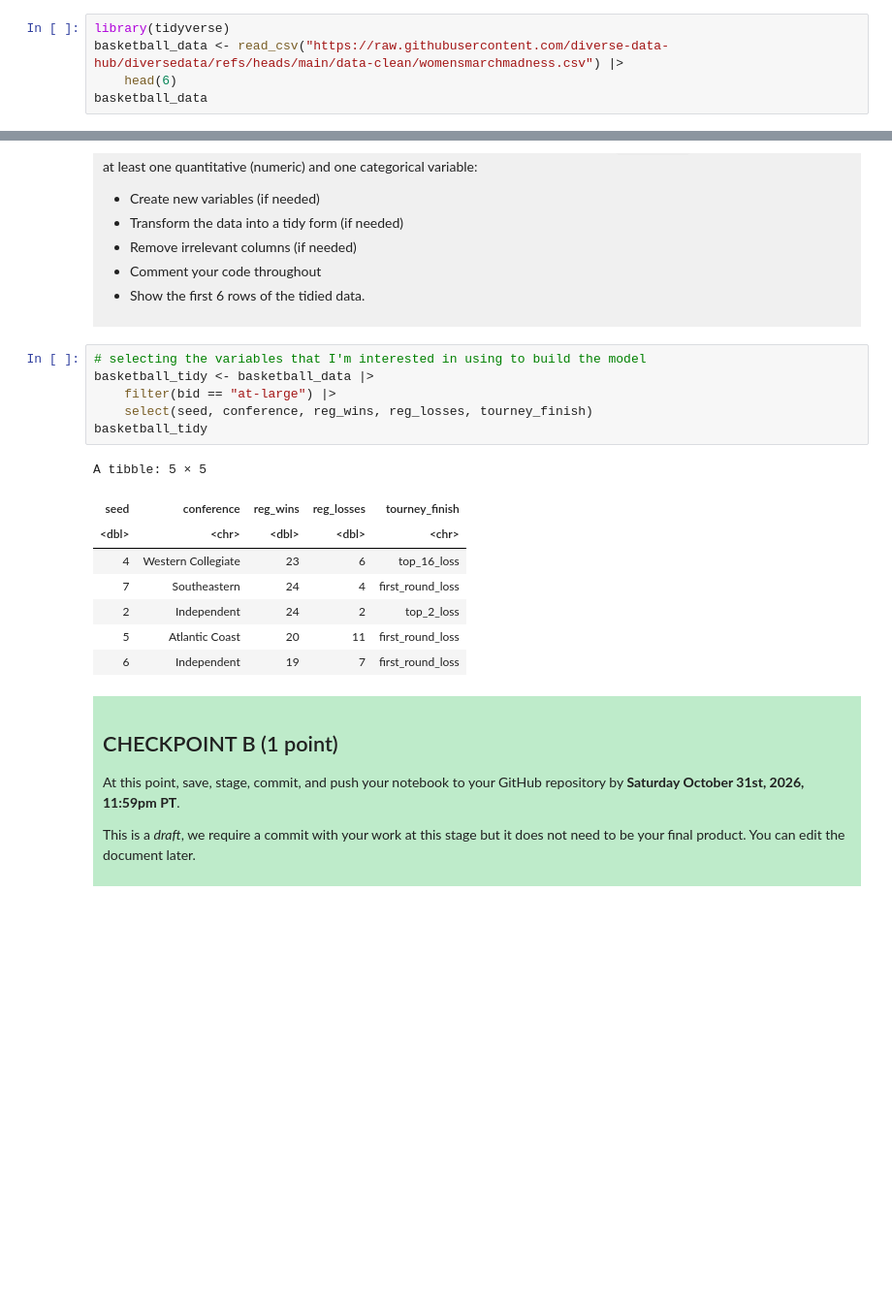
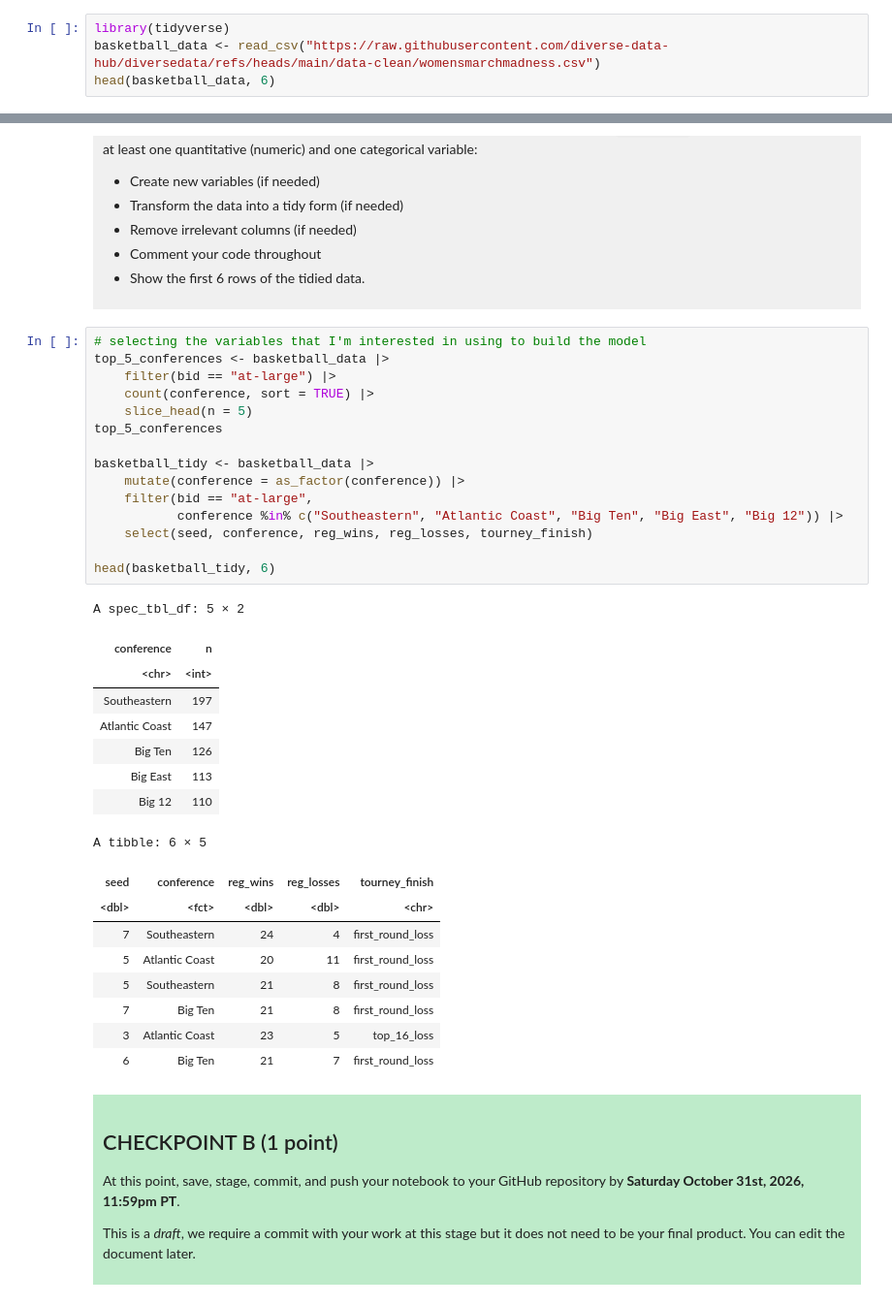
Before and after one commit to abbietwy/dsci-100-project-abbie-tong, a Jupyter notebook: dsci-100-project-notebook.ipynb, the cells around one changed output, grey strips where cells are left out. Shown at 97% size. Drawn from its saved outputs; the diff is of its cells as text; blank space fills up the shorter version.

```diff
--- a/dsci-100-project-notebook.ipynb
+++ b/dsci-100-project-notebook.ipynb
@@ -129,7 +129,6 @@ To help you with the analysis, here is a table of descriptions of each of the va
 </div>
 # %%
 library(tidyverse)
-basketball_data <- read_csv("https://raw.githubusercontent.com/diverse-data-hub/diversedata/refs/heads/main/data-clean/womensmarchmadness.csv") |>
-    head(6)
-basketball_data
+basketball_data <- read_csv("https://raw.githubusercontent.com/diverse-data-hub/diversedata/refs/heads/main/data-clean/womensmarchmadness.csv")
+head(basketball_data, 6)
 # %% [output]
@@ -220,19 +209,37 @@ Produce a tidy data set that could be used to answer your research question usin
 </div>
 # %%
 # selecting the variables that I'm interested in using to build the model
+top_5_conferences <- basketball_data |>
+    filter(bid == "at-large") |>
+    count(conference, sort = TRUE) |>
+    slice_head(n = 5)
+top_5_conferences
+
 basketball_tidy <- basketball_data |>
-    filter(bid == "at-large") |>
+    mutate(conference = as_factor(conference)) |>
+    filter(bid == "at-large",
+           conference %in% c("Southeastern", "Atlantic Coast", "Big Ten", "Big East", "Big 12")) |>
     select(seed, conference, reg_wins, reg_losses, tourney_finish)
-basketball_tidy
+
+head(basketball_tidy, 6)
 # %% [output]
-A tibble: 5 × 5
+A spec_tbl_df: 5 × 2
-| seed | conference | reg_wins | reg_losses | tourney_finish |
-| <dbl> | <chr> | <dbl> | <dbl> | <chr> |
-| 4 | Western Collegiate | 23 | 6 | top_16_loss |
-| 7 | Southeastern | 24 | 4 | first_round_loss |
-| 2 | Independent | 24 | 2 | top_2_loss |
-| 5 | Atlantic Coast | 20 | 11 | first_round_loss |
-| 6 | Independent | 19 | 7 | first_round_loss |
+| conference | n |
+| <chr> | <int> |
+| Southeastern | 197 |
+| Atlantic Coast | 147 |
+| Big Ten | 126 |
+| Big East | 113 |
+| Big 12 | 110 |
+A tibble: 6 × 5
+| seed | conference | reg_wins | reg_losses | tourney_finish |
+| <dbl> | <fct> | <dbl> | <dbl> | <chr> |
+| 7 | Southeastern | 24 | 4 | first_round_loss |
+| 5 | Atlantic Coast | 20 | 11 | first_round_loss |
+| 5 | Southeastern | 21 | 8 | first_round_loss |
+| 7 | Big Ten | 21 | 8 | first_round_loss |
+| 3 | Atlantic Coast | 23 | 5 | top_16_loss |
+| 6 | Big Ten | 21 | 7 | first_round_loss |
 # %% [markdown]
 <div style="background-color: #beebca; padding: 10px;">
 
```
Also changed, not shown: parts of 11 cells of this notebook.
